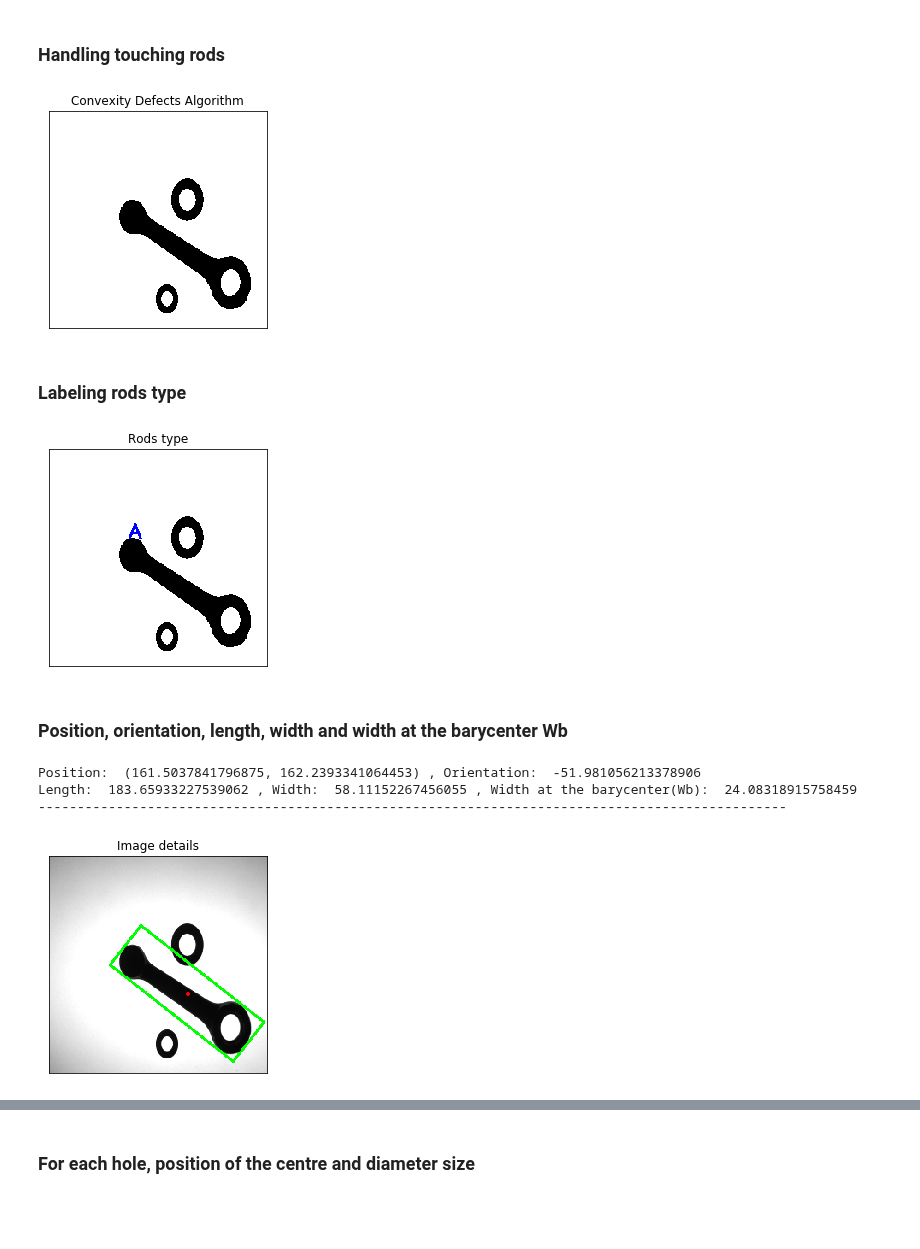
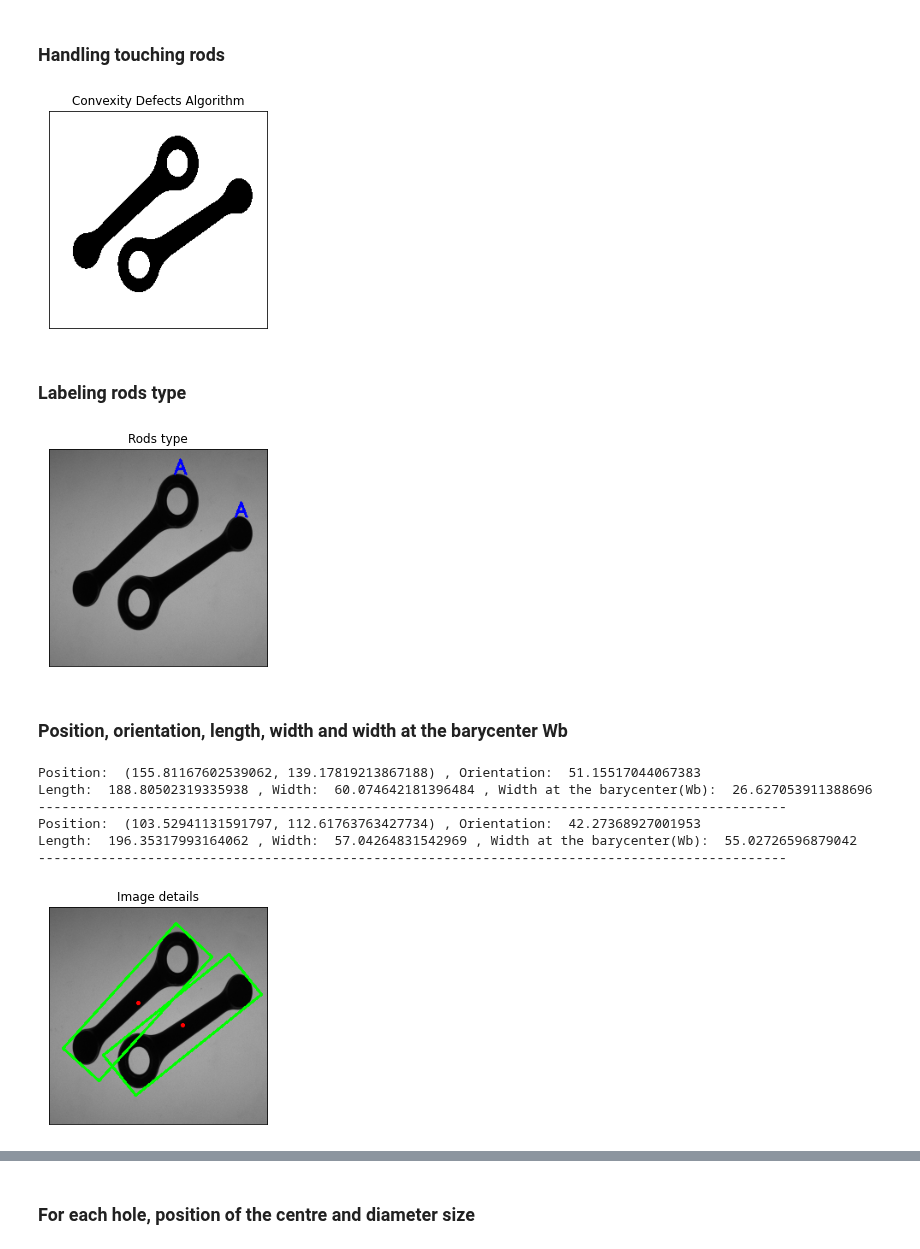
Before and after one commit to pptr3/connecting-rods, a Jupyter notebook: Connecting Rods.ipynb, the cells around one changed output, grey strips where cells are left out. Saved outputs shown, nothing was run; the diff lists cells and outputs as text; code cells hidden in the pictures; blank space fills up the shorter version.

```diff
--- a/Connecting Rods.ipynb
+++ b/Connecting Rods.ipynb
@@ -6,9 +6,9 @@
 # %% [markdown]
 ### Utility functions
 # %%
-def defect_convexity_algorithm(imgf):
+def defect_convexity_algorithm(img):
 
-    img, contours, hierarchy = cv.findContours(imgf.copy(), cv.RETR_TREE, cv.CHAIN_APPROX_SIMPLE)
+    contours, hierarchy = cv.findContours(img.copy(), cv.RETR_TREE, cv.CHAIN_APPROX_SIMPLE)
 
     sepc = -1
     for i in range(len(contours)):
@@ -113,7 +155,7 @@ import math
 
 plt.figure(figsize=(4,4))
 
-original_img = cv.imread('testImages/TESI51.BMP', 0)
+original_img = cv.imread('testImages/TESI33.BMP', 0)
 img = original_img.copy()
 plt.imshow(img, cmap='gray',vmin=0,vmax=255)
 plt.title('Original image'), plt.xticks([]), plt.yticks([])
@@ -147,26 +189,26 @@ plt.imshow(separate_rods_img,cmap = 'gray')
 plt.title('Convexity Defects Algorithm'), plt.xticks([]), plt.yticks([])
 plt.show()
 # %% [output]
-[figure, old version]
+[figure, new version]
 # %% [markdown]
 ### Labeling rods type
 # %%
-img, contours, hierarchy = cv.findContours(separate_rods_img.copy(), cv.RETR_TREE, cv.CHAIN_APPROX_SIMPLE)
+contours, hierarchy = cv.findContours(separate_rods_img.copy(), cv.RETR_TREE, cv.CHAIN_APPROX_SIMPLE)
 img = cv.cvtColor(img, cv.COLOR_GRAY2BGR)
 for i in range(hierarchy.shape[1]):
     if hierarchy[0, i][3] == 0 and hierarchy[0, i][2] != -1 and len(contours[i]) >= 72:
         if len(hierarchy[:, np.where(hierarchy[0][:, 3] == i)][0][0]) == 1:
             img = cv.putText(img, 'A', (contours[i][0][0][0], contours[i][0][0][1]), cv.FONT_HERSHEY_SIMPLEX, 0.8, (0, 0, 255), 2, cv.LINE_4)
             plt.imshow(img,cmap = 'gray')
             plt.title('Rods type'), plt.xticks([]), plt.yticks([])
         elif len(hierarchy[:, np.where(hierarchy[0][:, 3] == i)][0][0]) > 1:
             img = cv.putText(img, 'B', (contours[i][0][0][0], contours[i][0][0][1]), cv.FONT_HERSHEY_SIMPLEX, 0.8, (0, 0, 255), 2, cv.LINE_4)
             plt.imshow(img,cmap = 'gray')
             plt.title('Rods type'), plt.xticks([]), plt.yticks([])
 
 plt.show()
 # %% [output]
-[figure, old version]
+[figure, new version]
 # %% [markdown]
 ### Position, orientation, length, width and width at the barycenter Wb
 # %%
@@ -190,7 +232,10 @@ for i in range(hierarchy.shape[1]):
         plt.title('Image details'), plt.xticks([]), plt.yticks([])
 plt.show()
 # %% [output]
-Position:  (161.5037841796875, 162.2393341064453) , Orientation:  -51.981056213378906
-Length:  183.65933227539062 , Width:  58.11152267456055 , Width at the barycenter(Wb):  24.08318915758459
+Position:  (155.81167602539062, 139.17819213867188) , Orientation:  51.15517044067383
+Length:  188.80502319335938 , Width:  60.074642181396484 , Width at the barycenter(Wb):  26.627053911388696
 ------------------------------------------------------------------------------------------------
+Position:  (103.52941131591797, 112.61763763427734) , Orientation:  42.27368927001953
+Length:  196.35317993164062 , Width:  57.04264831542969 , Width at the barycenter(Wb):  55.02726596879042
+------------------------------------------------------------------------------------------------
-[figure, old version]
+[figure, new version]
```
Also changed, not shown: parts of 9 cells of this notebook.
